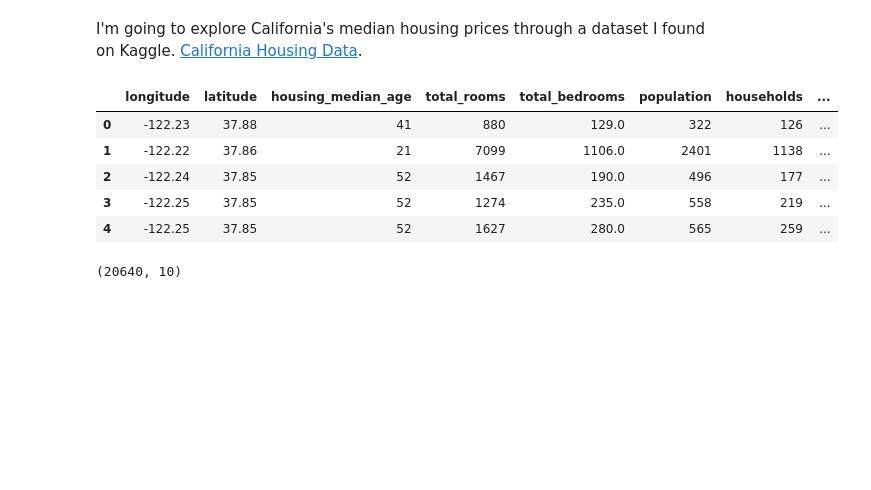
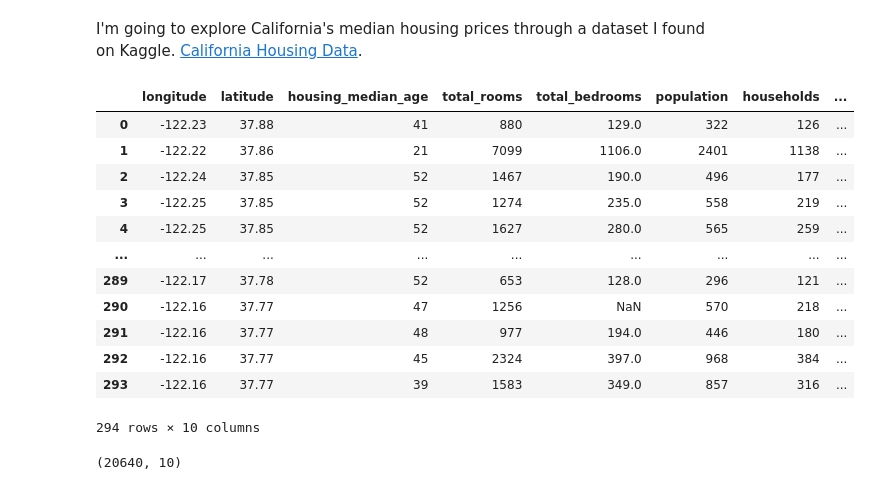
Before and after one commit to cole-beach/California_Housing_Market, a Jupyter notebook: California_Housing_Market.ipynb, the cells around one changed output. Saved outputs shown, nothing was run; the diff lists cells and outputs as text; code cells hidden in the pictures; blank space fills up the shorter version.

```diff
--- a/California_Housing_Market.ipynb
+++ b/California_Housing_Market.ipynb
@@ -23,14 +35,21 @@ from sklearn.metrics import mean_squared_error
 # %%
 path = '/content/drive/MyDrive/Coding Dojo: Data Science/Portfolio/Zillow/California_Housing.csv'
 df = pd.read_csv(path)
-df.head()
+df.head(294)
 # %% [output]
 |  | longitude | latitude | housing_median_age | total_rooms | total_bedrooms | population | households | ... |
 | 0 | -122.23 | 37.88 | 41 | 880 | 129.0 | 322 | 126 | ... |
 | 1 | -122.22 | 37.86 | 21 | 7099 | 1106.0 | 2401 | 1138 | ... |
 | 2 | -122.24 | 37.85 | 52 | 1467 | 190.0 | 496 | 177 | ... |
 | 3 | -122.25 | 37.85 | 52 | 1274 | 235.0 | 558 | 219 | ... |
 | 4 | -122.25 | 37.85 | 52 | 1627 | 280.0 | 565 | 259 | ... |
+| ... | ... | ... | ... | ... | ... | ... | ... | ... |
+| 289 | -122.17 | 37.78 | 52 | 653 | 128.0 | 296 | 121 | ... |
+| 290 | -122.16 | 37.77 | 47 | 1256 | NaN | 570 | 218 | ... |
+| 291 | -122.16 | 37.77 | 48 | 977 | 194.0 | 446 | 180 | ... |
+| 292 | -122.16 | 37.77 | 45 | 2324 | 397.0 | 968 | 384 | ... |
+| 293 | -122.16 | 37.77 | 39 | 1583 | 349.0 | 857 | 316 | ... |
+294 rows × 10 columns
 # %%
 df.shape
 # %% [output]
```
Also changed, not shown: parts of 37 cells of this notebook.
